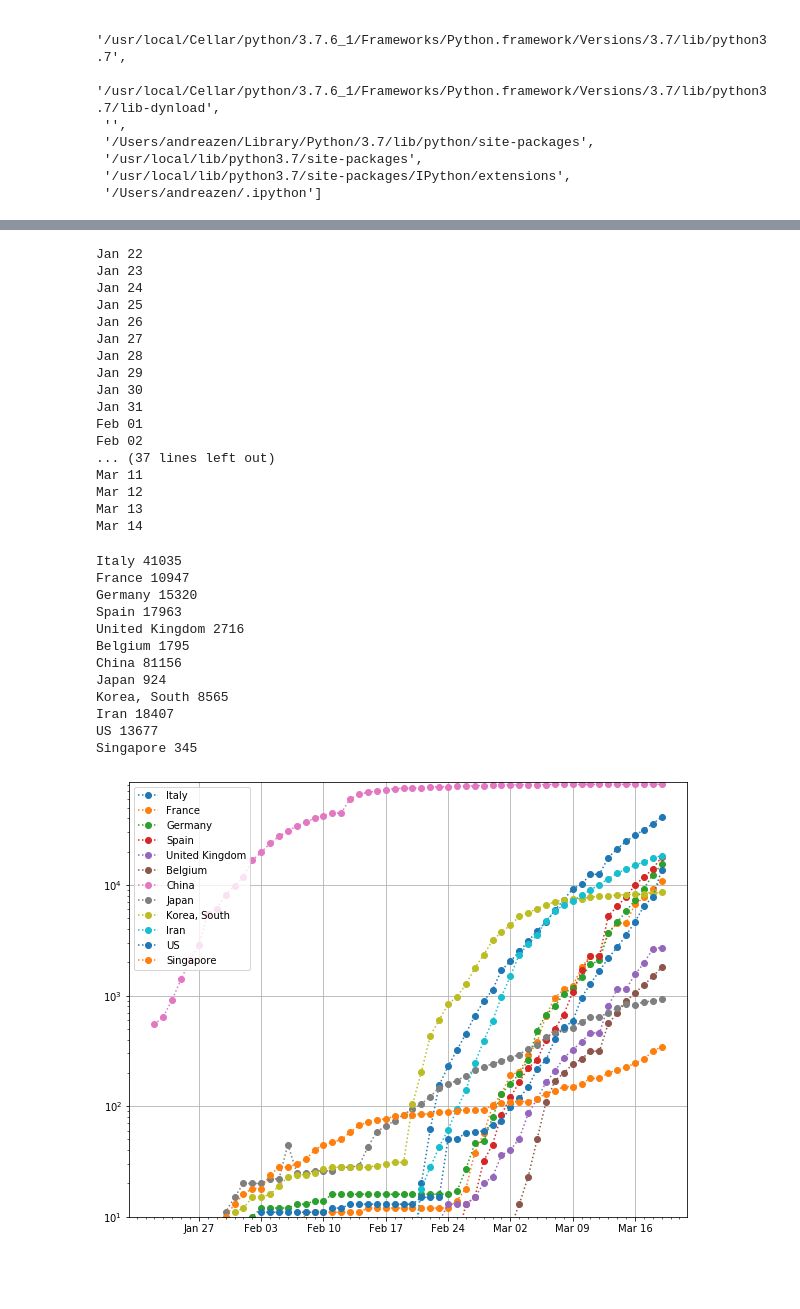
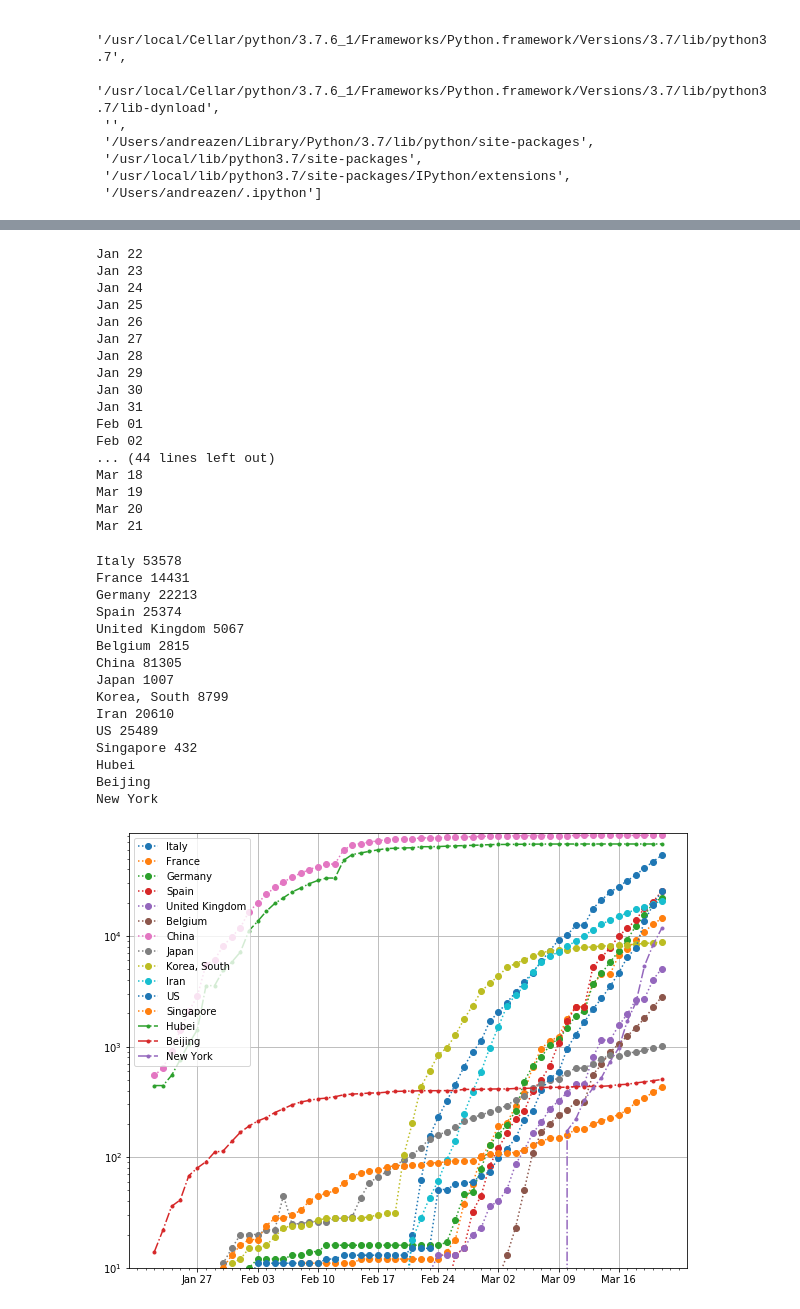
Before and after one commit to zenandrea/COVID-19_plots, a Jupyter notebook: plot_world.ipynb, the cells around one changed output, grey strips where cells are left out. Drawn from its saved outputs; the diff is of its cells as text; code cells hidden in the pictures; blank space fills up the shorter version.

Commit message:
update plots

```diff
--- a/plot_world.ipynb
+++ b/plot_world.ipynb
@@ -29,8 +29,9 @@ from matplotlib.dates import DateFormatter
 import matplotlib.dates as mdates
 from matplotlib.ticker import MultipleLocator
 # %%
-dati = pd.read_csv('https://raw.githubusercontent.com/CSSEGISandData/COVID-19/master/csse_covid_19_data/csse_covid_19_time_series/time_series_19-covid-Confirmed.csv')
 #csse_covid_19_data/csse_covid_19_time_series/time_series_19-covid-Confirmed.csv
+url = 'https://raw.githubusercontent.com/CSSEGISandData/COVID-19/master/csse_covid_19_data/csse_covid_19_time_series/time_series_19-covid-Confirmed.csv'
+dati = pd.read_csv(url)
 # %%
 dati.tail()
 # %% [output]
@@ -121,11 +119,11 @@ Jan 30
 Jan 31
 Feb 01
 Feb 02
-... (37 lines left out)
-Mar 11
-Mar 12
-Mar 13
-Mar 14
+... (44 lines left out)
+Mar 18
+Mar 19
+Mar 20
+Mar 21
 # %%
 %matplotlib inline
 ##%matplotlib
@@ -158,45 +156,50 @@ lista.append('Singapore')
 for name in lista:
 #    print(name)
     y = dati[ dati['Country/Region'] == name ].sum()['1/22/20':].to_numpy()
 #    print(y)
     print(name,y[-1])
     plt.plot(x, y,
              marker = 'o',
              linestyle = ':',
              label = name )
 
 lista = []
-#lista = ['Hubei', 'Beijing']
+lista = ['Hubei', 'Beijing', 'New York']
 for name in lista:
     print(name)
     y = dati[ dati['Province/State'] == name ].T['1/22/20':].T.stack().to_numpy()
     plt.plot(x, y,
              marker = '.',
-             linestyle ='',
+             linestyle ='-.',
              label = name)
 
 start = 5; step = 7
 plt.xticks(x[start::step], fxticks[start::step])
 ax.xaxis.set_minor_locator(MultipleLocator())
 
 #plt.axhline(y=50000,color='b', linestyle='-.')
 
 plt.legend(loc='best')
 plt.ylim(bottom=10)
 plt.yscale('log')
 plt.grid()
 #plt.grid(which='both')
+
+plt.savefig('plot_world.pdf')
 # %% [output]
-Italy 41035
-France 10947
-Germany 15320
-Spain 17963
-United Kingdom 2716
-Belgium 1795
-China 81156
-Japan 924
-Korea, South 8565
-Iran 18407
-US 13677
-Singapore 345
+Italy 53578
+France 14431
+Germany 22213
+Spain 25374
+United Kingdom 5067
+Belgium 2815
+China 81305
+Japan 1007
+Korea, South 8799
+Iran 20610
+US 25489
+Singapore 432
+Hubei
+Beijing
+New York
-[figure, old version]
+[figure, new version]
```
Also changed, not shown: parts of 5 cells of this notebook, 3 other files.
